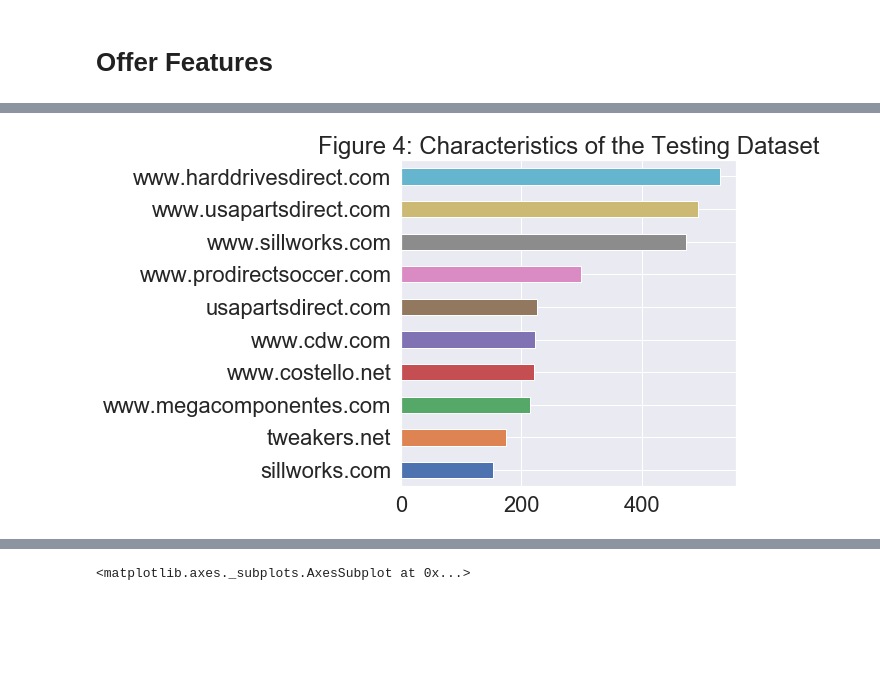
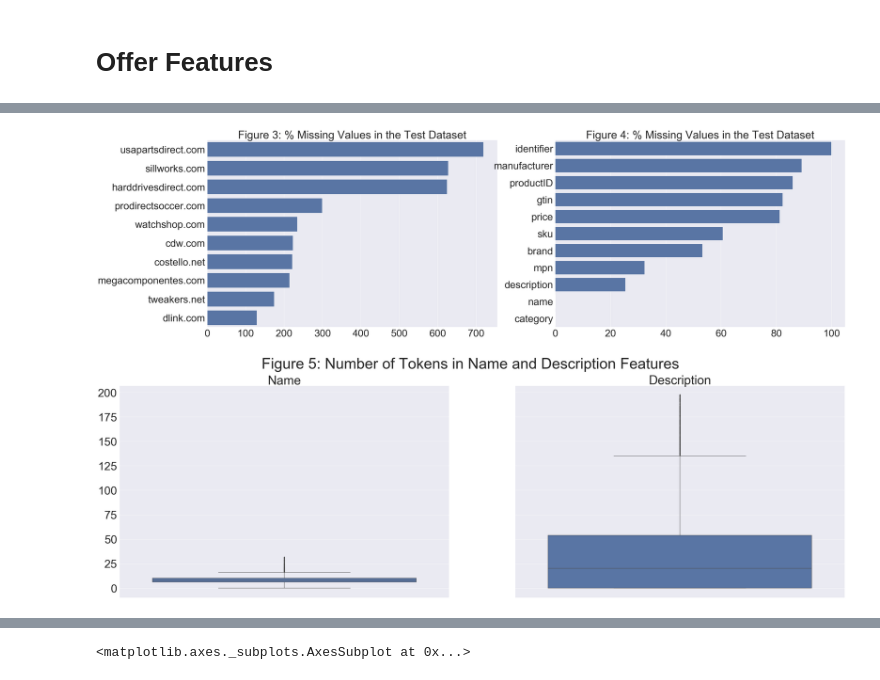
Before and after one commit to kylegilde/Entity-Matching-in-Online-Retail, a Jupyter notebook: Exploratory Data Analysis.ipynb, the cells around one changed output, grey strips where cells are left out. Saved outputs shown, nothing was run; the diff lists cells and outputs as text; code cells hidden in the pictures; blank space fills up the shorter version.

```diff
--- a/Exploratory Data Analysis.ipynb
+++ b/Exploratory Data Analysis.ipynb
@@ -148,10 +83,22 @@ fig.savefig("plots/feature_sparsity.png")
-# %%
-plt.figure(figsize=(6, 6))
-
-# plot = train_test_offers_df.domain.value_counts()[:15].plot.barh()
-plot = train_test_offers_df.domain.value_counts(ascending=True)[-10:].plot.barh()
-fig = plot.get_figure()
-plt.title("Figure 4: Characteristics of the Testing Dataset")
-fig.savefig("plots/domains.png")
-# %% [output]
-[figure, removed]
+# %%
+feature_nulls = calculate_percent_nulls(train_test_offer_features, print_series=False, return_series=True) #.sort_values()
+
+domains = train_test_offers_df.domain.str.replace('www\.|de\.', '')\
+    .value_counts().head(10)
+
+
+fig, axes = plt.subplots(nrows=1, ncols=2, figsize=(50, 15))
+sns.set(font_scale=4)
+plt.rcParams.update({'font.size': 45})
+
+sns.barplot(x=domains.values, y=domains.index,
+            color="b", ax=axes[0])\
+            .set_title('Figure 3: % Missing Values in the Test Dataset')
+
+sns.barplot(x=feature_nulls.values, y=feature_nulls.index,
+            color="b", ax=axes[1])\
+            .set_title('Figure 4: % Missing Values in the Test Dataset')
+
+fig.savefig("plots/feature_sparsity.png", bbox_inches = "tight")
+# %% [output]
+[figure, added]
@@ -157,0 +109,10 @@ fig.savefig("plots/domains.png")
+# %%
+fig, axes = plt.subplots(nrows=1, ncols=2, figsize=(50, 15), sharey=True)
+sns.set(font_scale=4)
+
+st = fig.suptitle("Figure 5: Number of Tokens in Name and Description Features")
+sns.boxplot(y=name_length[20:].values, ax=axes[0]).set_title('Name')
+sns.boxplot(y=description_length[500:].values, ax=axes[1]).set_title('Description')
+fig.savefig("plots/name_description_tokens.png")
+# %% [output]
+[figure, added]
```
Also changed, not shown: parts of 11 cells of this notebook, 8 other files.
